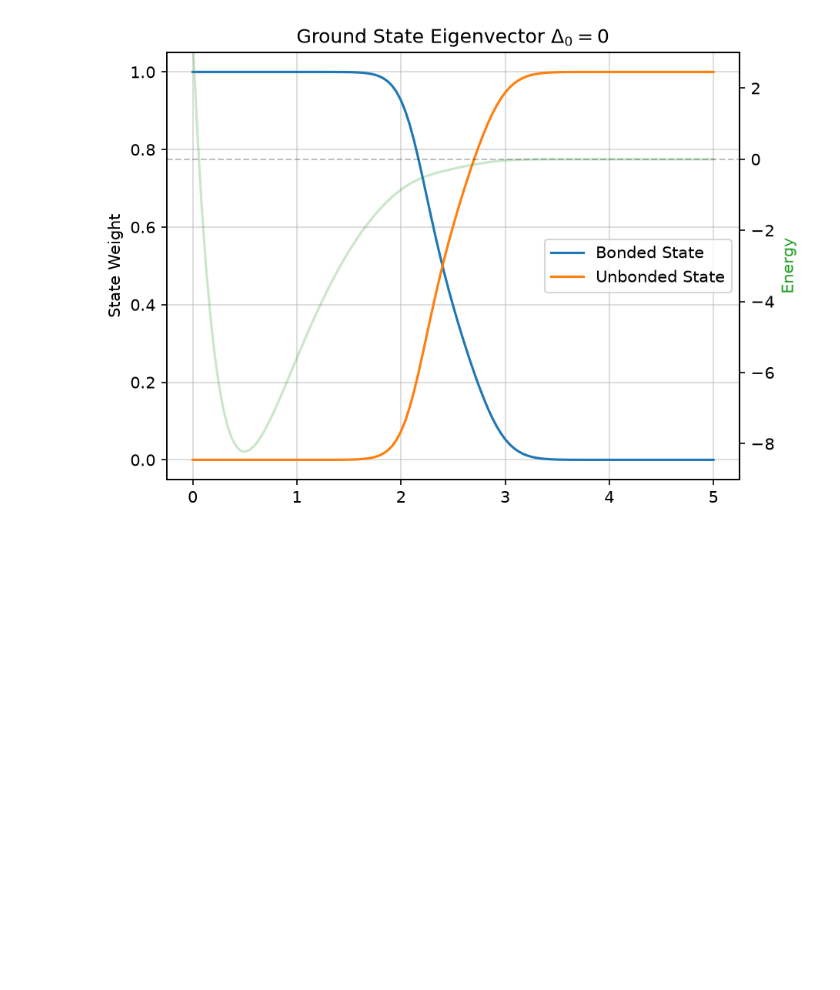
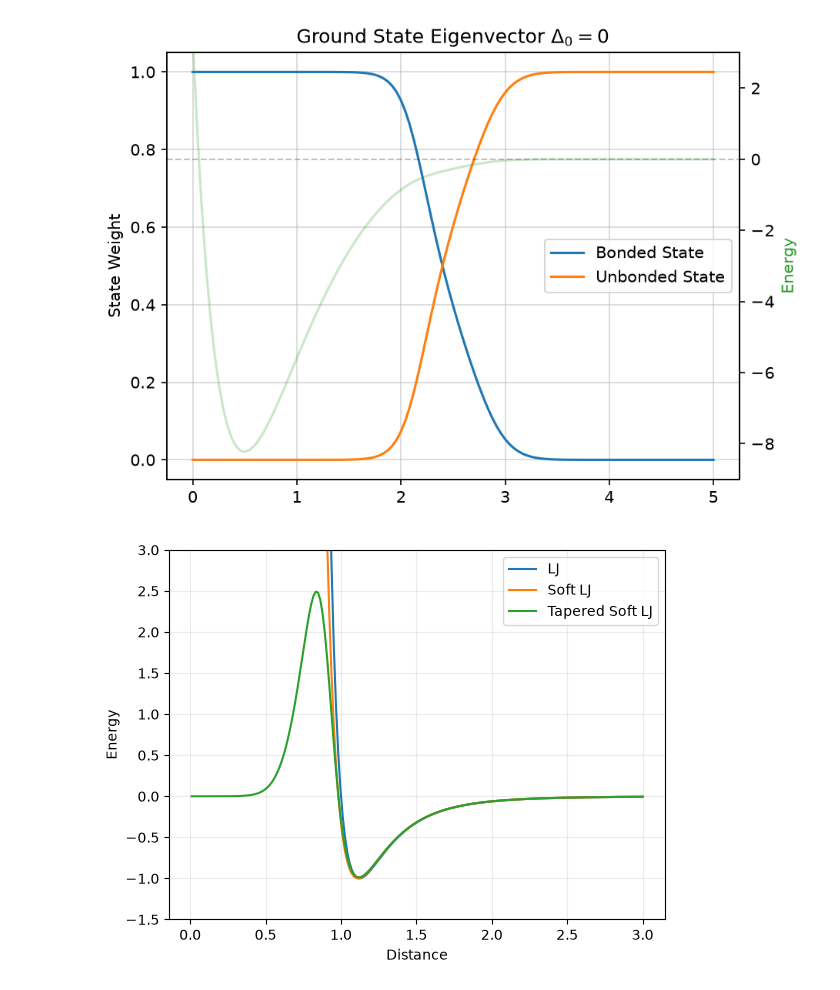
Before and after one commit to lukasmki/DynamicTopology, a Jupyter notebook: examples/2-dissociation-profile.ipynb, the cells around one changed output. Saved outputs shown, nothing was run; the diff lists cells and outputs as text; code cells hidden in the pictures; blank space fills up the shorter version.

```diff
--- a/examples/2-dissociation-profile.ipynb
+++ b/examples/2-dissociation-profile.ipynb
@@ -154,3 +154,35 @@ plt.title(r"Ground State Eigenvector $\Delta_0 = 0$")
 plt.show()
 # %% [output]
 [figure]
+# %%
+def smooth(r, rs, ws):
+    return 1 - 1 / (1 + np.exp((r - rs) / ws))
+
+
+def soft_lj(r, eps, sigma, c):
+    s = c + (r / sigma) ** 6
+    return 4 * eps * (s ** (-2) - s ** (-1))
+
+
+def lj(r, eps, sigma):
+    return 4 * eps * ((sigma / r) ** (12) - (sigma / r) ** 6)
+
+
+xaxis = np.linspace(0.01, 3.0, 201)
+
+plt.figure()
+plt.plot(xaxis, lj(xaxis, 1, 1), label="LJ")
+plt.plot(xaxis, soft_lj(xaxis, 1, 1, 0.1), label="Soft LJ")
+plt.plot(
+    xaxis,
+    smooth(xaxis, 0.9, 0.05) * soft_lj(xaxis, 1, 1, 0.1),
+    label="Tapered Soft LJ",
+)
+plt.ylim(-1.5, 3)
+plt.grid(alpha=0.25)
+plt.ylabel("Energy")
+plt.xlabel("Distance")
+plt.legend()
+plt.show()
+# %% [output]
+[figure, added]
```
Also changed, not shown: 28 other files.
